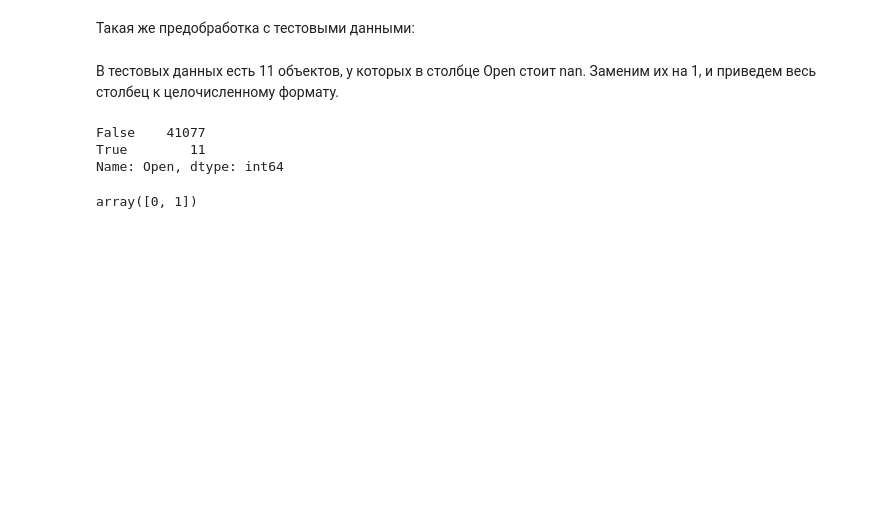
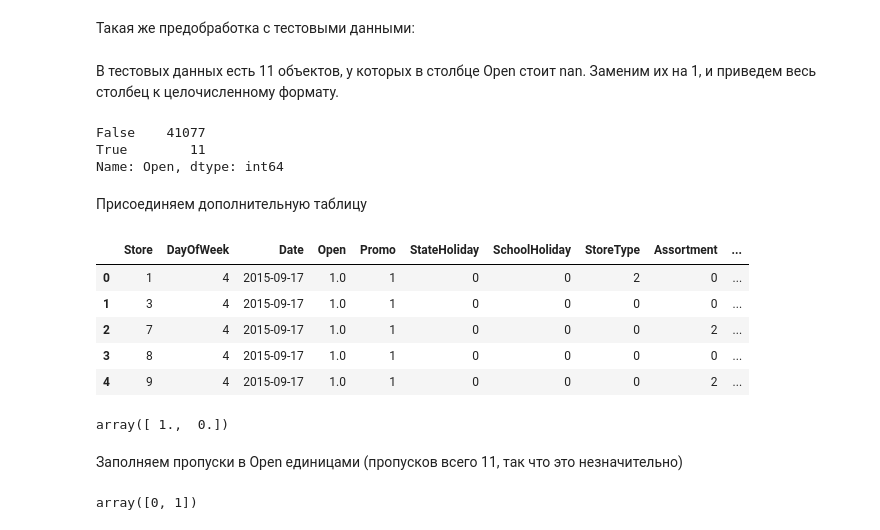
Before and after one commit to is-kozlov/sphere_hw, a Jupyter notebook: intro/hw3_Kozlov_Rossman.ipynb, the cells around one changed output. Cells and saved outputs as stored; diff of their text form; code cells hidden in the pictures; blank space fills up the shorter version.

```diff
--- a/intro/hw3_Kozlov_Rossman.ipynb
+++ b/intro/hw3_Kozlov_Rossman.ipynb
@@ -170,0 +155,18 @@ X_test[np.isnan(X_test[:, 3])] = 1
+# %% [markdown]
+Присоединяем дополнительную таблицу
+# %%
+df_test_full = df_test.merge(df_store, on='Store', how='left')
+df_test_full.head()
+# %% [output]
+|  | Store | DayOfWeek | Date | Open | Promo | StateHoliday | SchoolHoliday | StoreType | Assortment | ... |
+| 0 | 1 | 4 | 2015-09-17 | 1.0 | 1 | 0 | 0 | 2 | 0 | ... |
+| 1 | 3 | 4 | 2015-09-17 | 1.0 | 1 | 0 | 0 | 0 | 0 | ... |
+| 2 | 7 | 4 | 2015-09-17 | 1.0 | 1 | 0 | 0 | 0 | 2 | ... |
+| 3 | 8 | 4 | 2015-09-17 | 1.0 | 1 | 0 | 0 | 0 | 0 | ... |
+| 4 | 9 | 4 | 2015-09-17 | 1.0 | 1 | 0 | 0 | 0 | 2 | ... |
+# %%
+df_test_full['Open'].unique()
+# %% [output]
+array([ 1.,  0.])
+# %% [markdown]
+Заполняем пропуски в Open единицами (пропусков всего 11, так что это незначительно)
```
Also changed, not shown: parts of 33 cells of this notebook.
